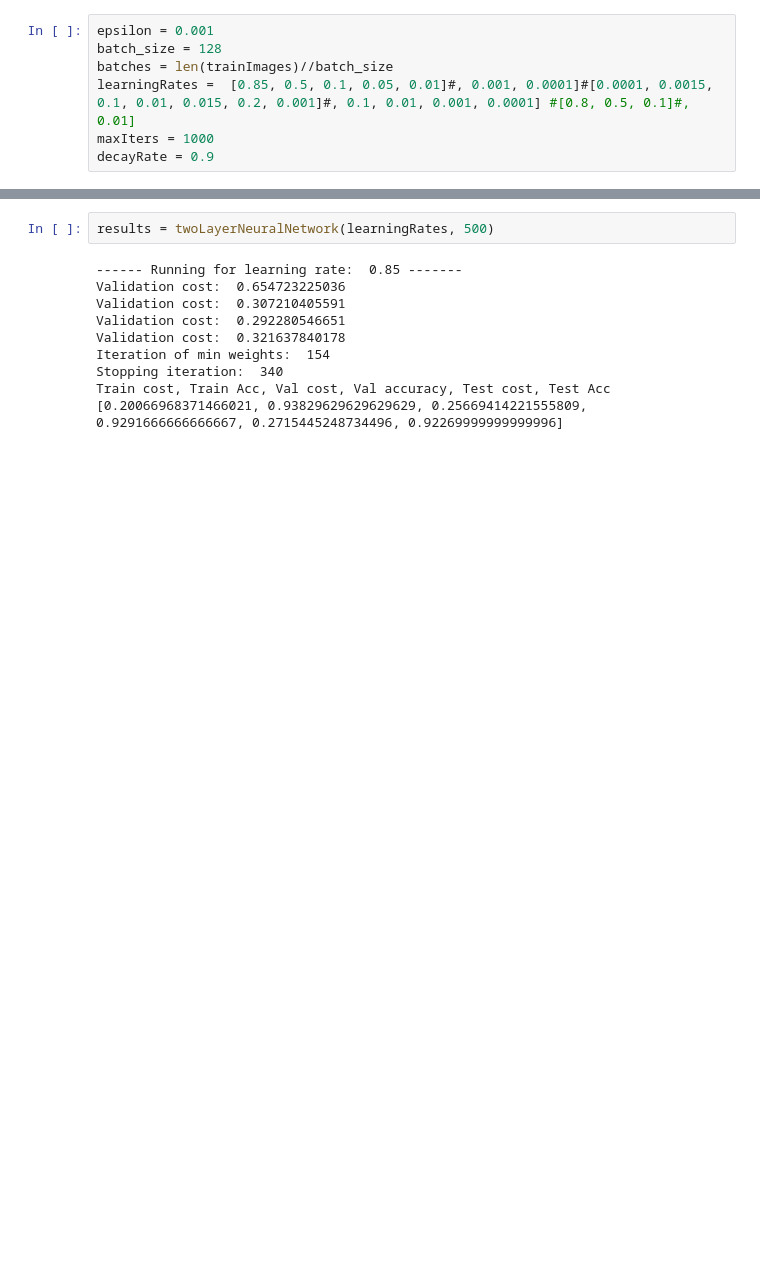
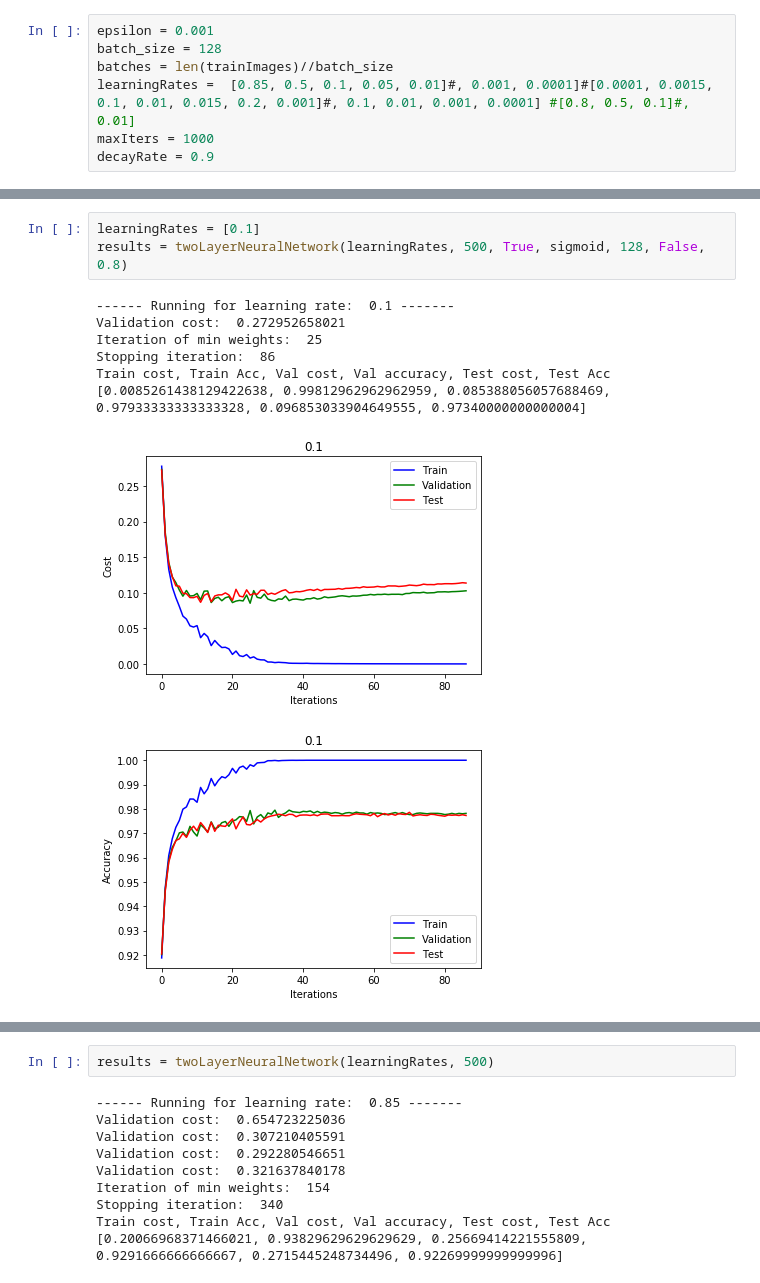
Before and after one commit to divya-pitta/neuralnets253, a Jupyter notebook: HW2_BackPropagation/Classification_OneHiddenLayer.ipynb, the cells around one changed output, grey strips where cells are left out. Saved outputs shown, nothing was run; the diff lists cells and outputs as text; blank space fills up the shorter version.

```diff
--- a/HW2_BackPropagation/Classification_OneHiddenLayer.ipynb
+++ b/HW2_BackPropagation/Classification_OneHiddenLayer.ipynb
@@ -590,0 +313,11 @@ decayRate = 0.9
+# %%
+learningRates = [0.1]
+results = twoLayerNeuralNetwork(learningRates, 500, True, sigmoid, 128, False, 0.8)
+# %% [output]
+------ Running for learning rate:  0.1 -------
+Validation cost:  0.272952658021
+Iteration of min weights:  25
+Stopping iteration:  86
+Train cost, Train Acc, Val cost, Val accuracy, Test cost, Test Acc [0.0085261438129422638, 0.99812962962962959, 0.085388056057688469, 0.97933333333333328, 0.096853033904649555, 0.97340000000000004]
+[figure, added]
+[figure, added]
```
Also changed, not shown: parts of 14 cells of this notebook.
